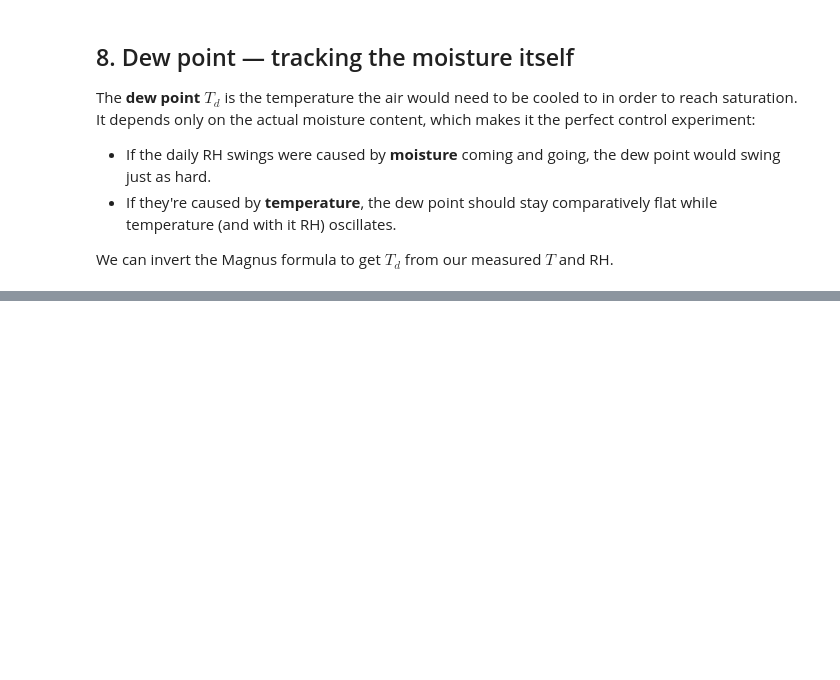
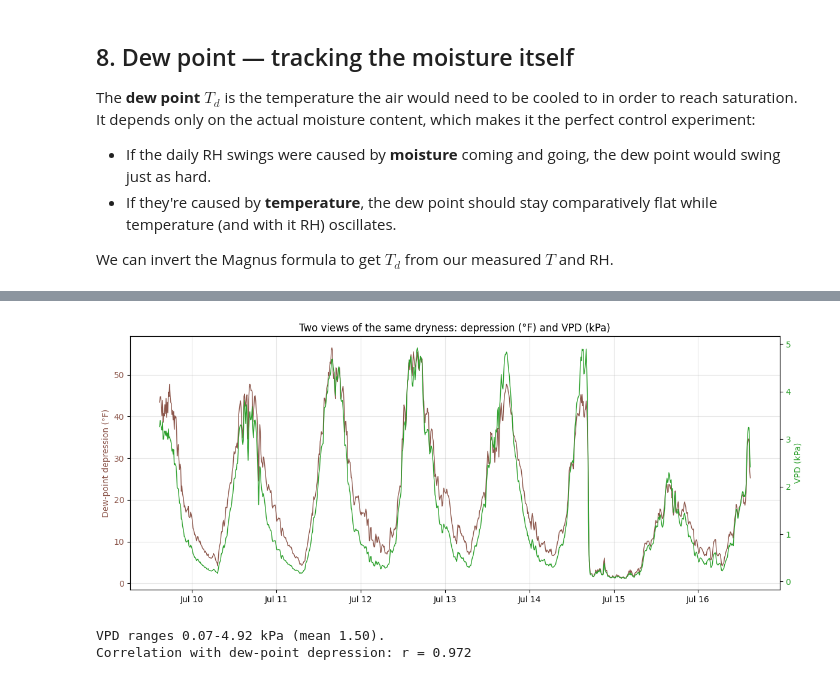
Before and after one commit to national-data-platform/sage-client-example, a Jupyter notebook: sage_humidity_temperature.ipynb, the cells around one changed output, grey strips where cells are left out. Saved outputs shown, nothing was run; the diff lists cells and outputs as text; code cells hidden in the pictures; blank space fills up the shorter version.

```diff
--- a/sage_humidity_temperature.ipynb
+++ b/sage_humidity_temperature.ipynb
@@ -314,0 +331,28 @@ The gap between the two curves (the *dew point depression*) is itself a dryness
+# %%
+# es() returns hPa; VPD in kPa = es * (1 - RH/100) / 10
+data["vpd_kpa"] = sat_vapor_pressure(data["temp_F"]) * (1 - data["rh_pct"] / 100) / 10
+
+fig, ax_dep = plt.subplots()
+dep = data["temp_F"] - data["dewpoint_F"]          # dew-point depression (°F)
+ax_dep.plot(data.index, dep, color="tab:brown", lw=1)
+ax_dep.set_ylabel("Dew-point depression (°F)", color="tab:brown")
+ax_dep.tick_params(axis="y", labelcolor="tab:brown")
+
+ax_vpd = ax_dep.twinx()
+ax_vpd.plot(data.index, data["vpd_kpa"], color="tab:green", lw=1)
+ax_vpd.set_ylabel("VPD (kPa)", color="tab:green")
+ax_vpd.tick_params(axis="y", labelcolor="tab:green")
+ax_vpd.grid(False)
+
+ax_dep.set_title("Two views of the same dryness: depression (°F) and VPD (kPa)")
+ax_dep.xaxis.set_major_formatter(mdates.DateFormatter("%b %d", tz=data.index.tz))
+plt.tight_layout()
+plt.show()
+
+print(f"VPD ranges {data['vpd_kpa'].min():.2f}-{data['vpd_kpa'].max():.2f} kPa "
+      f"(mean {data['vpd_kpa'].mean():.2f}).")
+print(f"Correlation with dew-point depression: r = {data['vpd_kpa'].corr(dep):.3f}")
+# %% [output]
+[figure, added]
+VPD ranges 0.07-4.92 kPa (mean 1.50).
+Correlation with dew-point depression: r = 0.972
```
Also changed, not shown: parts of 32 cells of this notebook, 2 other files.
